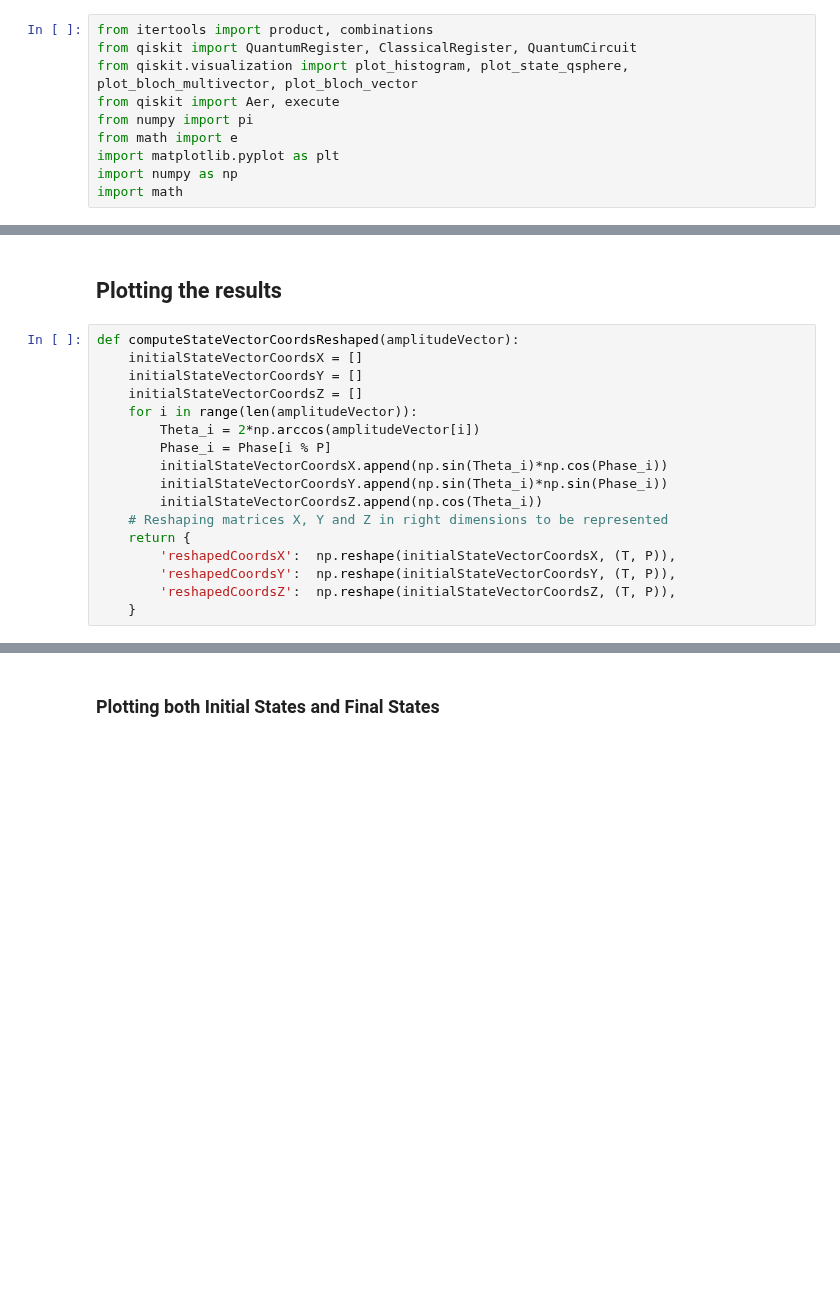
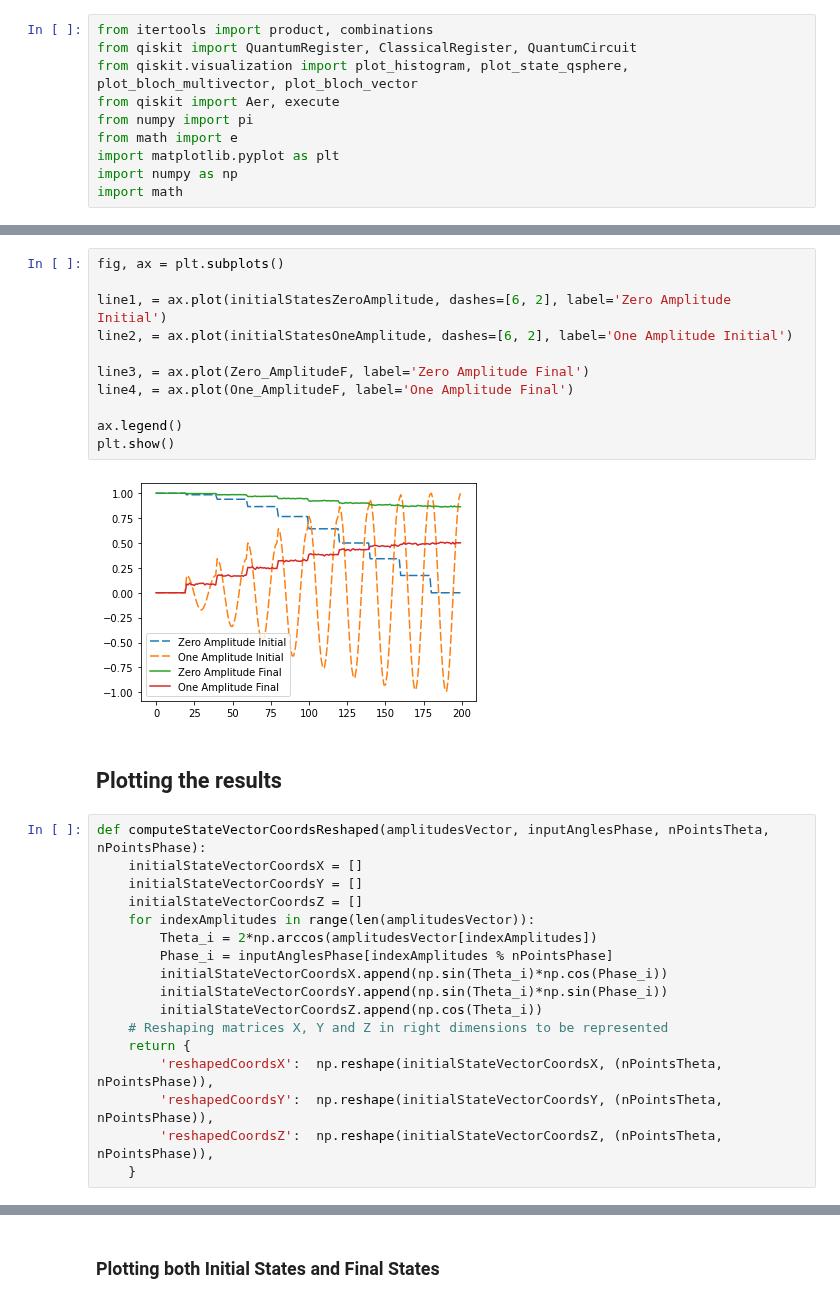
Before and after one commit to iamtxena/quantum-channel-discrimination, a Jupyter notebook: src/qcdBase.ipynb, the cells around one changed output, grey strips where cells are left out. Drawn from its saved outputs; the diff is of its cells as text; blank space fills up the shorter version.

```diff
--- a/src/qcdBase.ipynb
+++ b/src/qcdBase.ipynb
@@ -98,21 +111,34 @@ plot_histogram([totalCounts[0], totalCounts[int((len(totalCounts)/10)*2)], total
+# %%
+fig, ax = plt.subplots()
+
+line1, = ax.plot(initialStatesZeroAmplitude, dashes=[6, 2], label='Zero Amplitude Initial')
+line2, = ax.plot(initialStatesOneAmplitude, dashes=[6, 2], label='One Amplitude Initial')
+
+line3, = ax.plot(Zero_AmplitudeF, label='Zero Amplitude Final')
+line4, = ax.plot(One_AmplitudeF, label='One Amplitude Final')
+
+ax.legend()
+plt.show()
+# %% [output]
+[figure, added]
 # %% [markdown]
 ## Plotting the results
 # %%
-def computeStateVectorCoordsReshaped(amplitudeVector):
+def computeStateVectorCoordsReshaped(amplitudesVector, inputAnglesPhase, nPointsTheta, nPointsPhase):
     initialStateVectorCoordsX = []
     initialStateVectorCoordsY = []
     initialStateVectorCoordsZ = []
-    for i in range(len(amplitudeVector)):
-        Theta_i = 2*np.arccos(amplitudeVector[i])
-        Phase_i = Phase[i % P]
+    for indexAmplitudes in range(len(amplitudesVector)):
+        Theta_i = 2*np.arccos(amplitudesVector[indexAmplitudes])
+        Phase_i = inputAnglesPhase[indexAmplitudes % nPointsPhase]
         initialStateVectorCoordsX.append(np.sin(Theta_i)*np.cos(Phase_i))
         initialStateVectorCoordsY.append(np.sin(Theta_i)*np.sin(Phase_i))
         initialStateVectorCoordsZ.append(np.cos(Theta_i))
     # Reshaping matrices X, Y and Z in right dimensions to be represented
     return {
-        'reshapedCoordsX':  np.reshape(initialStateVectorCoordsX, (T, P)),
-        'reshapedCoordsY':  np.reshape(initialStateVectorCoordsY, (T, P)),
-        'reshapedCoordsZ':  np.reshape(initialStateVectorCoordsZ, (T, P)),
+        'reshapedCoordsX':  np.reshape(initialStateVectorCoordsX, (nPointsTheta, nPointsPhase)),
+        'reshapedCoordsY':  np.reshape(initialStateVectorCoordsY, (nPointsTheta, nPointsPhase)),
+        'reshapedCoordsZ':  np.reshape(initialStateVectorCoordsZ, (nPointsTheta, nPointsPhase)),
     }
 # %%
 # function that draw a cube passing axes as a parameter
```
Also changed, not shown: parts of 8 cells of this notebook.
